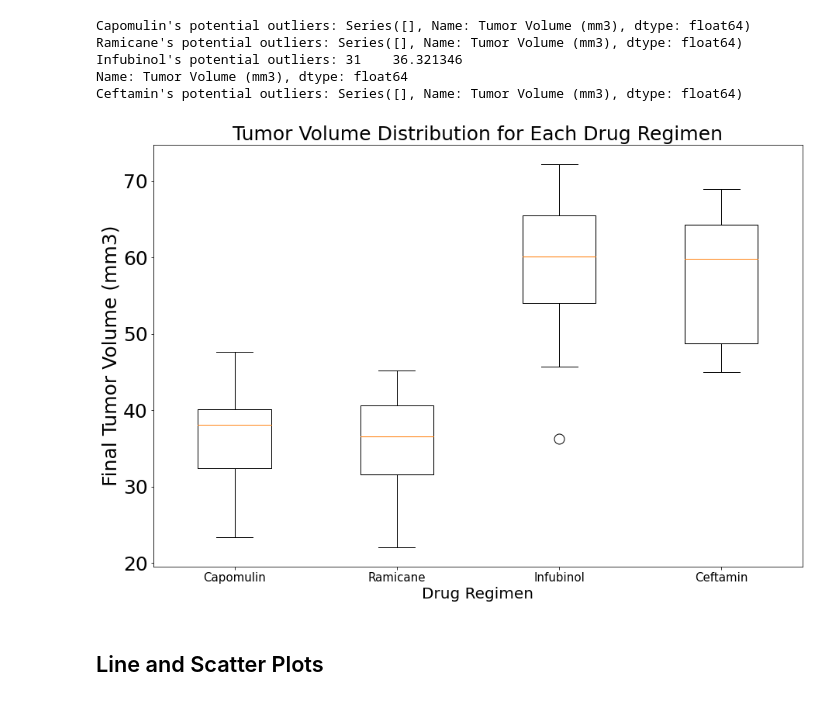
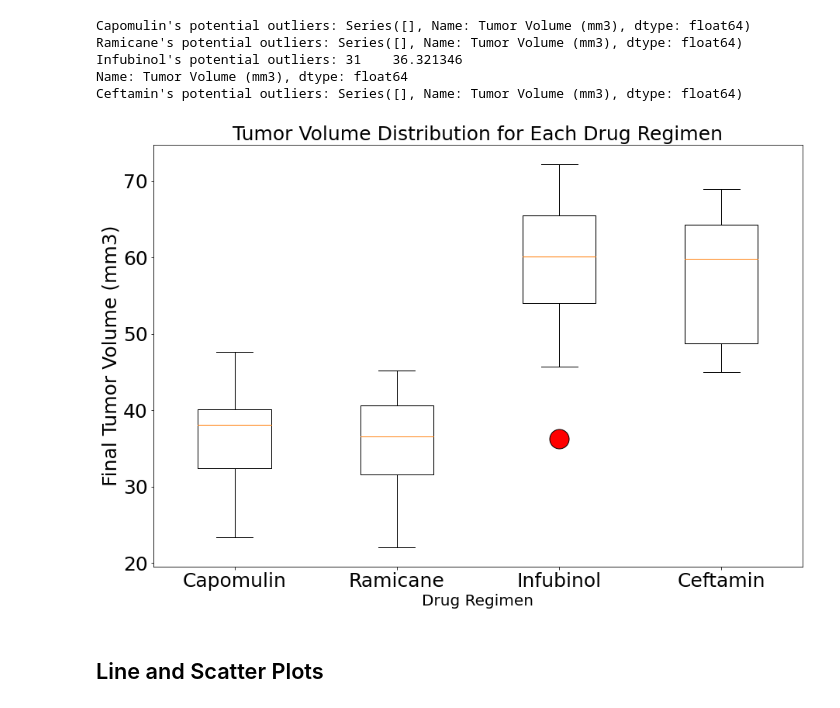
Before and after one commit to aliciahlavac/Pymaceuticals_Challenge, a Jupyter notebook: pymaceuticals.ipynb, the cells around one changed output. Cells and saved outputs as stored; diff of their text form; code cells hidden in the pictures.

```diff
--- a/pymaceuticals.ipynb
+++ b/pymaceuticals.ipynb
@@ -248,11 +293,15 @@ for regimen in treatments:
 
     # Determine outliers using upper and lower bounds
     quartiles = tumor_volume.quantile([.25,.5,.75])
+    # Find the lower quartile
     lower_q = quartiles[.25]
+    # Find the upper quartile
     upper_q = quartiles[.75]
-    iqr = upper_q - lower_q
-    lower_bound = lower_q - (1.5*iqr)
-    upper_bound = upper_q + (1.5*iqr)
+    # Find the IQR
+    IQR = upper_q - lower_q
+    # Set a lower and upper bound for outliers
+    lower_bound = lower_q - (1.5*IQR)
+    upper_bound = upper_q + (1.5*IQR)
     # Outliers are either above the upper bound or below the lower bound
     outliers = tumor_volume.loc[(tumor_volume < lower_bound) | (tumor_volume > upper_bound)]
     print(f"{regimen}'s potential outliers: {outliers}")
@@ -264,17 +313,26 @@ Name: Tumor Volume (mm3), dtype: float64
 Ceftamin's potential outliers: Series([], Name: Tumor Volume (mm3), dtype: float64)
 # %%
 # Generate a box plot that shows the distrubution of the tumor volume for each treatment group.
+# Set figure size
 fig1, ax1 = plt.subplots(figsize = (15,10))
+# Set title and font size
 ax1.set_title("Tumor Volume Distribution for Each Drug Regimen", fontsize = 25)
+# Set y-label and font size
 ax1.set_ylabel("Final Tumor Volume (mm3)", fontsize = 25)
+# Set x-label and font size
 ax1.set_xlabel("Drug Regimen", fontsize = 20)
-plt.rc('xtick', labelsize=15)
+# Set x-tick size
+plt.rc('xtick', labelsize=20)
+# Set y-tick size
 plt.rc('ytick', labelsize=25)
+# Add the plot
 bp = ax1.boxplot(tumor_vol_list, labels = treatments)
-plt.setp(bp["fliers"], marker = "o", markersize = 13.0)
+# Adjust outlier color and size
+plt.setp(bp["fliers"], marker = "o", markersize = 25.0, markerfacecolor = 'r')
+# Show the plot
 plt.show()
 # %% [output]
-[figure, old version]
+[figure, new version]
 # %% [markdown]
 ## Line and Scatter Plots
 # %%
```
Also changed, not shown: parts of 9 cells of this notebook.
